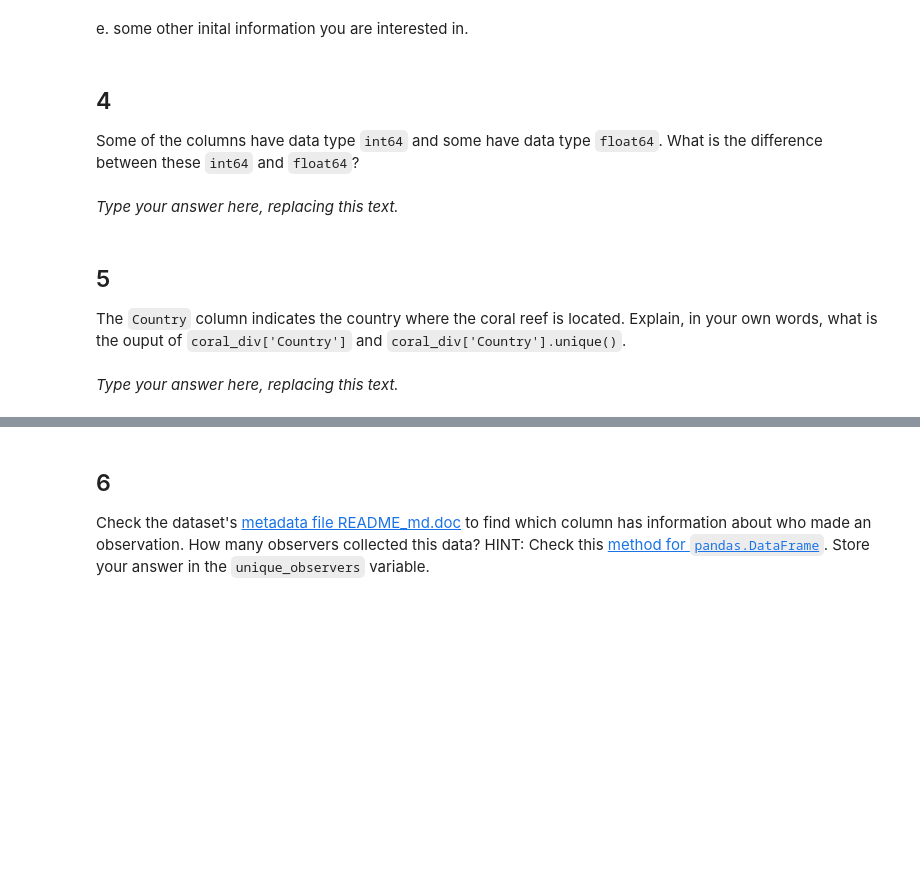
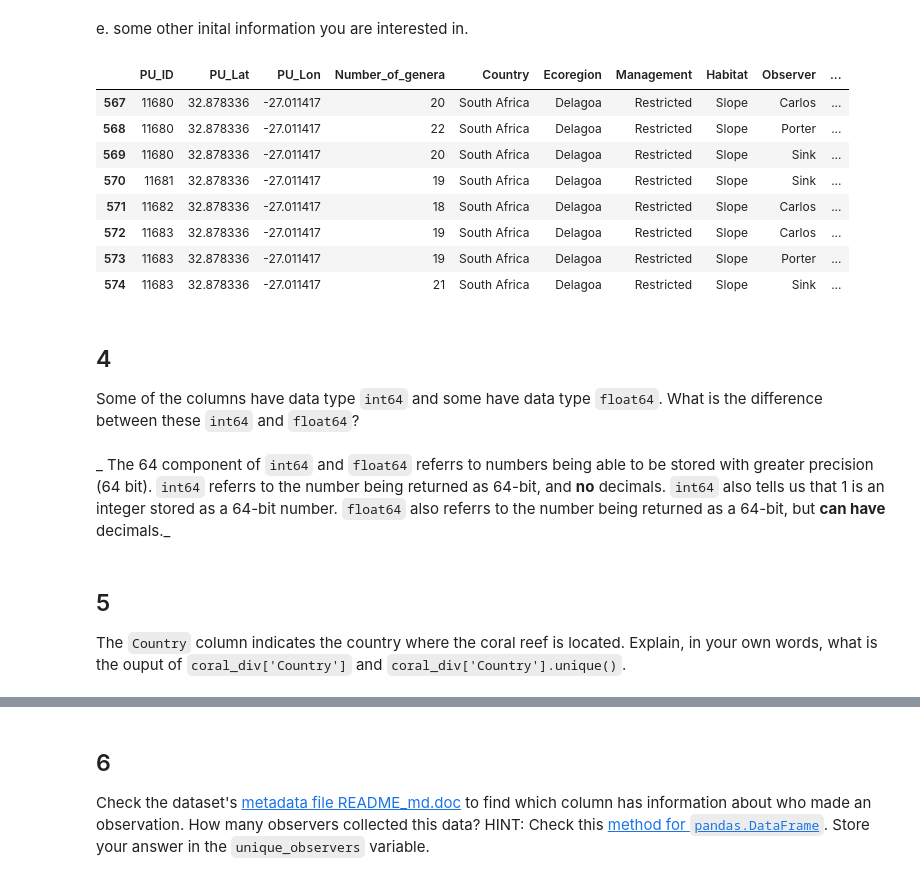
Before and after one commit to evajnewby/eds220-hwk1, a Jupyter notebook: hwk1-task2-corals-Newby.ipynb, the cells around one changed output, grey strips where cells are left out. Saved outputs shown, nothing was run; the diff lists cells and outputs as text; code cells hidden in the pictures; blank space fills up the shorter version.

```diff
--- a/hwk1-task2-corals-Newby.ipynb
+++ b/hwk1-task2-corals-Newby.ipynb
@@ -110,3 +123,9 @@ first_8_rows = ...
+# %%
+# d- using `pd.set_option("display.max.columns", None)` allows for all the column names to be displayed instead of '...' on some.
+# we use `head` to observe the number of rows we want (the first 8, so rows 1-7).
+
+pd.set_option("display.max.columns", None)
+first_8_rows = coral_div.head(8)
 # %%
 # View the dataframe
 first_8_rows
@@ -119,3 +146,19 @@ e. some other inital information you are interested in.
+# %%
+# e- Using tail, we can view the last 8 rows.
+
+last_8_rows = coral_div.tail(8)
+# %%
+last_8_rows
+# %% [output]
+|  | PU_ID | PU_Lat | PU_Lon | Number_of_genera | Country | Ecoregion | Management | Habitat | Observer | ... |
+| 567 | 11680 | 32.878336 | -27.011417 | 20 | South Africa | Delagoa | Restricted | Slope | Carlos | ... |
+| 568 | 11680 | 32.878336 | -27.011417 | 22 | South Africa | Delagoa | Restricted | Slope | Porter | ... |
+| 569 | 11680 | 32.878336 | -27.011417 | 20 | South Africa | Delagoa | Restricted | Slope | Sink | ... |
+| 570 | 11681 | 32.878336 | -27.011417 | 19 | South Africa | Delagoa | Restricted | Slope | Sink | ... |
+| 571 | 11682 | 32.878336 | -27.011417 | 18 | South Africa | Delagoa | Restricted | Slope | Carlos | ... |
+| 572 | 11683 | 32.878336 | -27.011417 | 19 | South Africa | Delagoa | Restricted | Slope | Carlos | ... |
+| 573 | 11683 | 32.878336 | -27.011417 | 19 | South Africa | Delagoa | Restricted | Slope | Porter | ... |
+| 574 | 11683 | 32.878336 | -27.011417 | 21 | South Africa | Delagoa | Restricted | Slope | Sink | ... |
 # %% [markdown]
 <!-- END QUESTION -->
 
@@ -124,8 +167,10 @@ e. some other inital information you are interested in.
 ## 4
 
 Some of the columns have data type `int64` and some have data type `float64`. What is the difference between these `int64` and `float64`?
-# %% [markdown]
-_Type your answer here, replacing this text._
+# %% [markdown]
+_ The 64 component of `int64` and `float64` referrs to numbers being able to be stored with greater precision (64 bit).
+`int64` referrs to the number being returned as 64-bit, and **no** decimals. `int64` also tells us that 1 is an integer stored as a 64-bit number.
+`float64` also referrs to the number being returned as a 64-bit, but **can have** decimals._
 # %% [markdown]
 <!-- END QUESTION -->
 
@@ -134,5 +179,3 @@ _Type your answer here, replacing this text._
 ## 5
 
 The `Country` column indicates the country where the coral reef is located. Explain, in your own words, what is the ouput of `coral_div['Country']` and `coral_div['Country'].unique()`.
-# %% [markdown]
-_Type your answer here, replacing this text._
```
Also changed, not shown: parts of 36 cells of this notebook.
